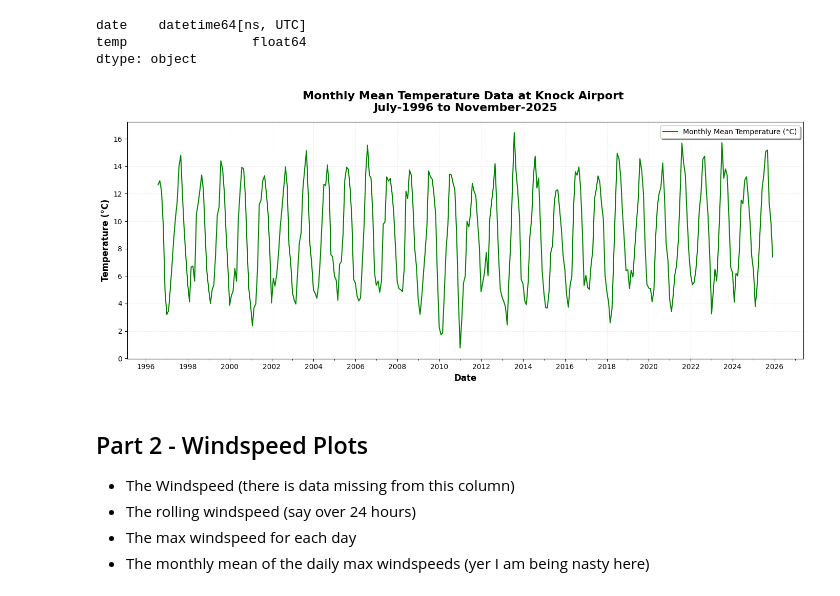
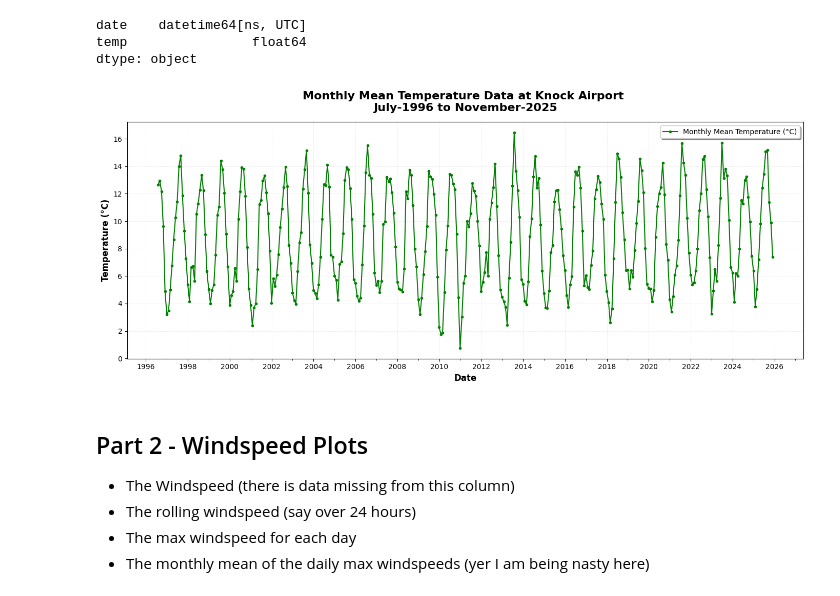
Before and after one commit to skerr17/programming-for-data-analytics, a Jupyter notebook: assignments/assignment06-weather.ipynb, the cells around one changed output. Cells and saved outputs as stored; diff of their text form; code cells hidden in the pictures.

Commit message:
added monthly markers to the monthly mean plot as there is less data and it imporves the readability

```diff
--- a/assignments/assignment06-weather.ipynb
+++ b/assignments/assignment06-weather.ipynb
@@ -381,29 +381,30 @@ monthly_mean_temp.to_csv(output_data_dir+"monthly-mean-temperature-weather-data.
 # %%
 # Ploting the monthly mean temperature data
 plt.figure(figsize=(14,6))
 plt.plot(monthly_mean_temp['date'], monthly_mean_temp['temp'],
-         color='green', label='Monthly Mean Temperature (°C)', linewidth=1.5)
+         color='green', label='Monthly Mean Temperature (°C)', linewidth=1.5,
+         marker='o', markersize=3)
 plt.title(f'Monthly Mean Temperature Data at Knock Airport \n'
           f'{monthly_mean_temp['date'].min().strftime('%B-%Y')} to '
           f'{monthly_mean_temp['date'].max().strftime('%B-%Y')}',
           fontsize=16, fontweight='bold', pad=15)
 plt.xlabel('Date', fontsize=12, fontweight='bold')
 plt.ylabel('Temperature (°C)', fontsize=12, fontweight='bold')
 
 # formating x-axis for better readability
 ax = plt.gca() # get current axis
 ax.xaxis.set_major_locator(mdates.YearLocator(2))  # Show every 2 years
 ax.xaxis.set_major_formatter(mdates.DateFormatter('%Y'))  # Just year
 ax.xaxis.set_minor_locator(mdates.YearLocator(1))  # Minor ticks every year
 
 
 plt.legend(loc='best', frameon=True, shadow=True, fontsize=10)
 plt.grid(True, alpha=0.3, linestyle='--', linewidth=0.5)
 plt.tight_layout()
 plt.savefig(output_data_dir+'monthly-mean-temperature-plot.png', dpi=300, bbox_inches='tight')
 plt.show()
 # %% [output]
-[figure, old version]
+[figure, new version]
 # %% [markdown]
 ## Part 2 - Windspeed Plots
 
```
Also changed, not shown: 1 other file.
